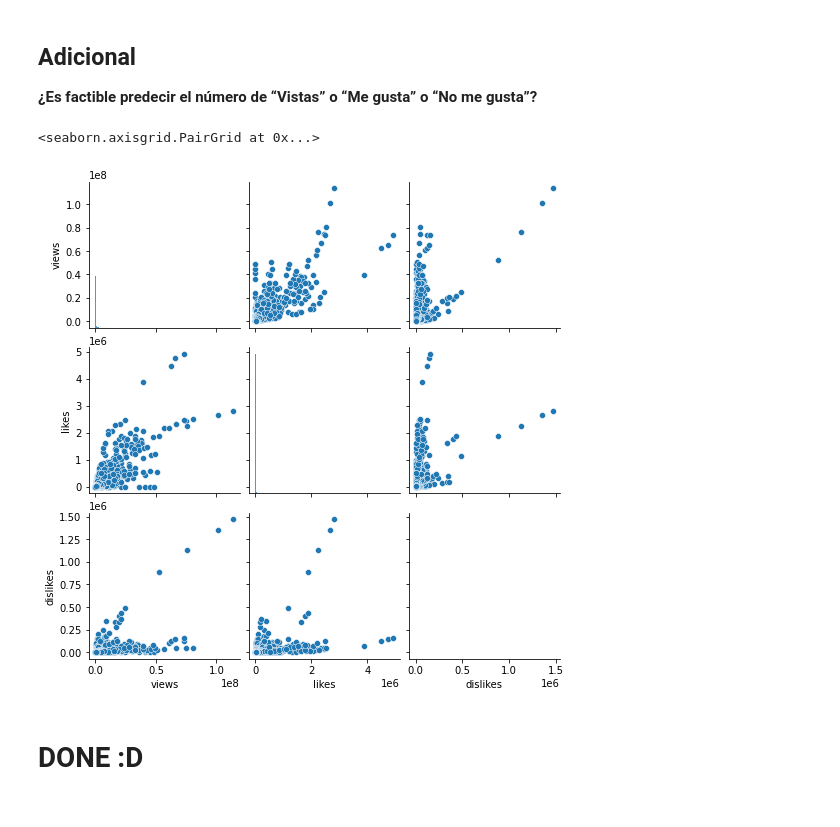
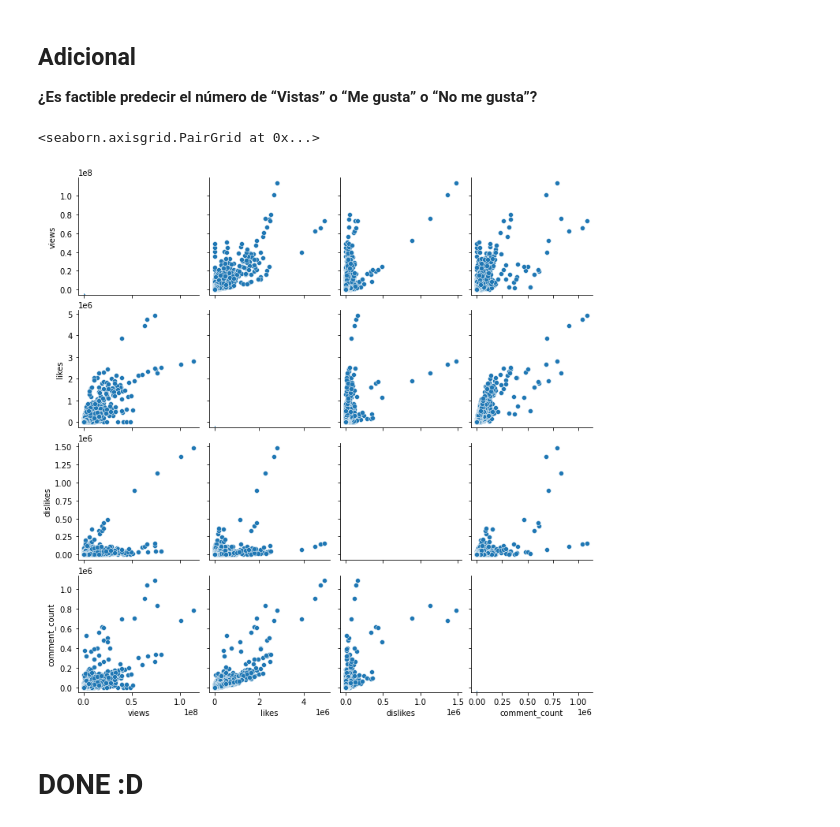
Before and after one commit to ZuxAlone/EB-2021-1-CC51, a Jupyter notebook: code/TF_code.ipynb, the cells around one changed output. Saved outputs shown, nothing was run; the diff lists cells and outputs as text; code cells hidden in the pictures.

```diff
--- a/code/TF_code.ipynb
+++ b/code/TF_code.ipynb
@@ -650,9 +656,9 @@ data_state
 ## Adicional
 **¿Es factible predecir el número de “Vistas” o “Me gusta” o “No me gusta”?**
 # %%
-sns.pairplot(data[["views", "likes", "dislikes"]])
+sns.pairplot(data[["views", "likes", "dislikes", "comment_count"]])
 # %% [output]
 <seaborn.axisgrid.PairGrid at 0x...>
-[figure, old version]
+[figure, new version]
 # %% [markdown]
 # DONE :D
```
Also changed, not shown: parts of 2 cells of this notebook.
